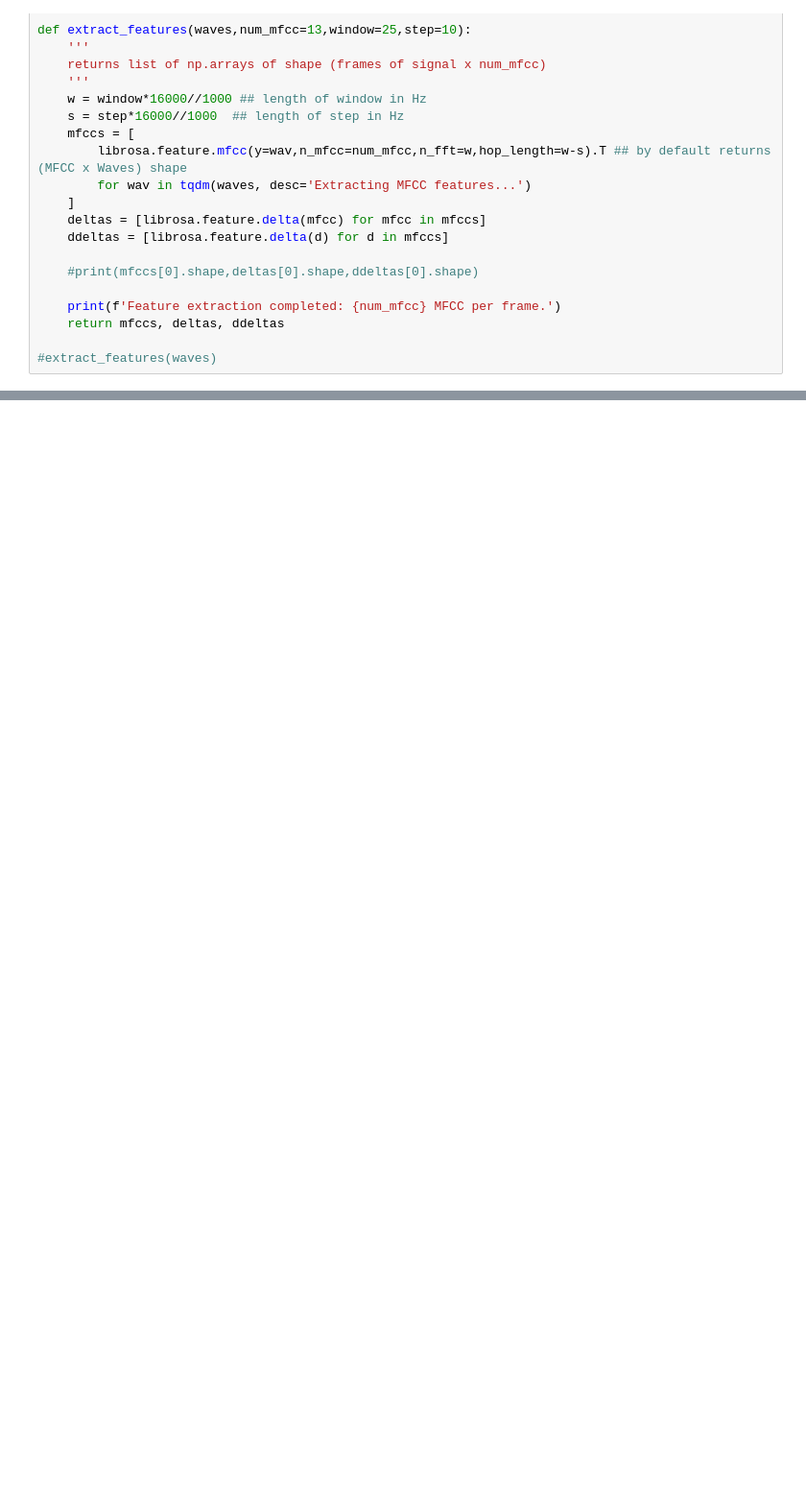
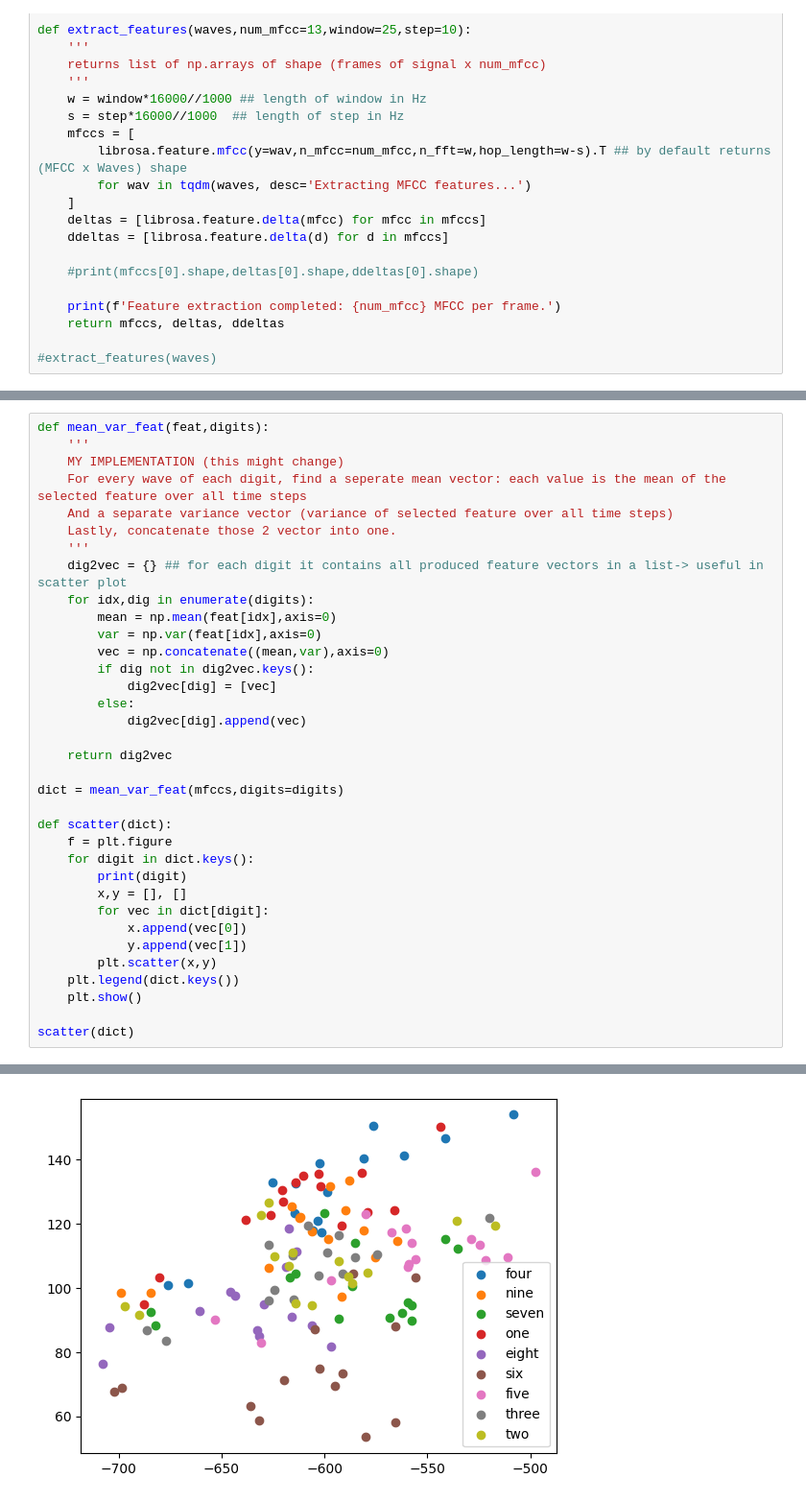
Before and after one commit to dimitris-damianos/ntua-patrec, a Jupyter notebook: Lab1/prelab/prelab-notebook.ipynb, the cells around one changed output, grey strips where cells are left out. Shown at 96% size. Saved outputs shown, nothing was run; the diff lists cells and outputs as text; blank space fills up the shorter version.

Commit message:
STEP1-3 completed, STEP4: MFCS not impl, STEP5-STEP6: check what exactly it is asked

```diff
--- a/Lab1/prelab/prelab-notebook.ipynb
+++ b/Lab1/prelab/prelab-notebook.ipynb
@@ -127,0 +117,36 @@ Feature extraction completed: 13 MFCC per frame.
+# %%
+def mean_var_feat(feat,digits):
+    '''
+    MY IMPLEMENTATION (this might change)
+    For every wave of each digit, find a seperate mean vector: each value is the mean of the selected feature over all time steps
+    And a separate variance vector (variance of selected feature over all time steps)
+    Lastly, concatenate those 2 vector into one.
+    '''
+    dig2vec = {} ## for each digit it contains all produced feature vectors in a list-> useful in scatter plot
+    for idx,dig in enumerate(digits):
+        mean = np.mean(feat[idx],axis=0)
+        var = np.var(feat[idx],axis=0)
+        vec = np.concatenate((mean,var),axis=0)
+        if dig not in dig2vec.keys():
+            dig2vec[dig] = [vec]
+        else:
+            dig2vec[dig].append(vec)
+
+    return dig2vec
+
+dict = mean_var_feat(mfccs,digits=digits)
+
+def scatter(dict):
+    f = plt.figure
+    for digit in dict.keys():
+        print(digit)
+        x,y = [], []
+        for vec in dict[digit]:
+            x.append(vec[0])
+            y.append(vec[1])
+        plt.scatter(x,y)
+    plt.legend(dict.keys())
+    plt.show()
+
+scatter(dict)
+# %% [output]
@@ -127,0 +162 @@ Feature extraction completed: 13 MFCC per frame.
+[figure, added]
```
Also changed, not shown: parts of 5 cells of this notebook.
